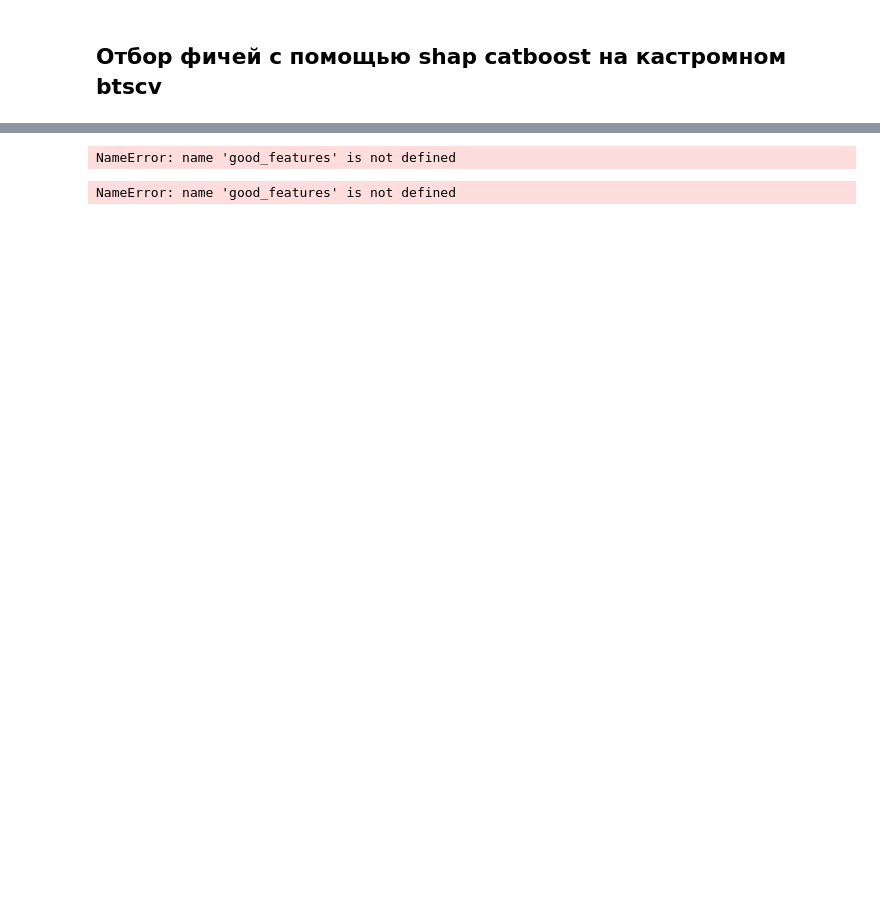
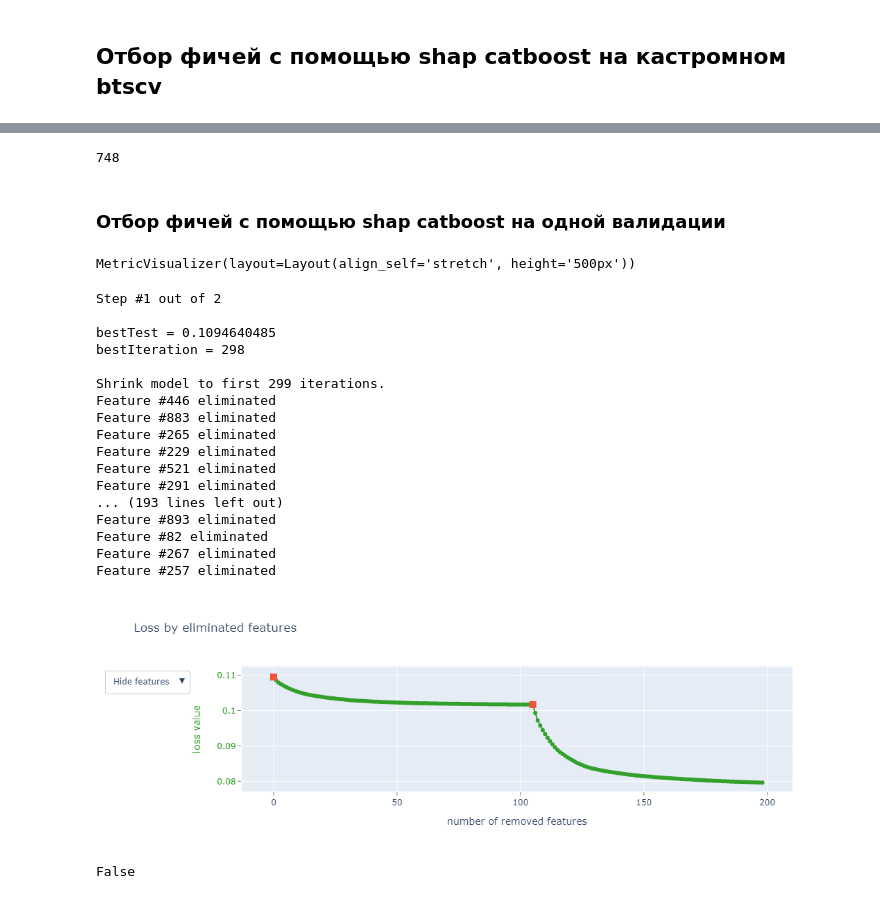
Before and after one commit to iintegration/hacks-ai-vseros-23, a Jupyter notebook: ML/CatBoost/modeling_catboost.ipynb, the cells around one changed output, grey strips where cells are left out. Saved outputs shown, nothing was run; the diff lists cells and outputs as text; code cells hidden in the pictures; blank space fills up the shorter version.

```diff
--- a/ML/CatBoost/modeling_catboost.ipynb
+++ b/ML/CatBoost/modeling_catboost.ipynb
@@ -342,8 +369,73 @@ Feature #440 eliminated
 # %%
-np.save('good_features.npy', np.array(good_features))
+print(len(good_features))
+np.save('good_features.npy', np.array(list(good_features)))
 # %% [output]
-NameError: name 'good_features' is not defined
+748
-# %%
-good_features
-# %% [output]
-NameError: name 'good_features' is not defined
+# %% [markdown]
+### Отбор фичей с помощью shap catboost на одной валидации
+# %%
+_train_df = train_df.loc[train_df['report_date'].isin(['2022-08-01', '2022-07-01', '2022-06-01', '2022-05-01', '2022-04-01'])]
+ones = _train_df.loc[_train_df['target']==1]
+zeros = _train_df.loc[_train_df['target']==0].sample(ones.shape[0]*6,random_state=0)
+_train_df = pd.concat([ones,zeros])
+
+_test_df = train_df.loc[train_df['report_date'].isin(['2022-09-01', '2022-10-01', '2022-11-01'])]
+
+pool_train = Pool(
+    _train_df.drop(['report_date', 'target'], axis=1),
+    label=_train_df['target'],
+    cat_features = list(
+        _train_df
+        .drop(['report_date', 'target'], axis=1)
+        .select_dtypes('object').columns
+    )
+)
+
+pool_val = Pool(
+    _test_df.drop(['report_date', 'target'], axis=1),
+    label=_test_df['target'],
+    cat_features = list(
+        _train_df
+        .drop(['report_date', 'target'], axis=1)
+        .select_dtypes('object').columns
+    )
+)
+
+model = fit_catboost_select(pool_train,pool_val)
+
+feature_selection = model.select_features(
+    pool_train,
+    eval_set=pool_val,
+    features_for_select=list(_train_df.drop(['report_date', 'target', 'col2663'],axis=1).columns),
+    num_features_to_select=700,
+    steps=2,
+    algorithm=EFeaturesSelectionAlgorithm.RecursiveByShapValues,
+    shap_calc_type=EShapCalcType.Regular,
+    train_final_model=False,
+    plot=True,
+    verbose=0
+)
+
+good_features = feature_selection['selected_features_names']
+print('col2663' in (good_features))
+# %% [output]
+MetricVisualizer(layout=Layout(align_self='stretch', height='500px'))
+Step #1 out of 2
+
+bestTest = 0.1094640485
+bestIteration = 298
+
+Shrink model to first 299 iterations.
+Feature #446 eliminated
+Feature #883 eliminated
+Feature #265 eliminated
+Feature #229 eliminated
+Feature #521 eliminated
+Feature #291 eliminated
+... (193 lines left out)
+Feature #893 eliminated
+Feature #82 eliminated
+Feature #267 eliminated
+Feature #257 eliminated
+[figure, added]
+False
```
Also changed, not shown: parts of 19 cells of this notebook, 4 other files.
